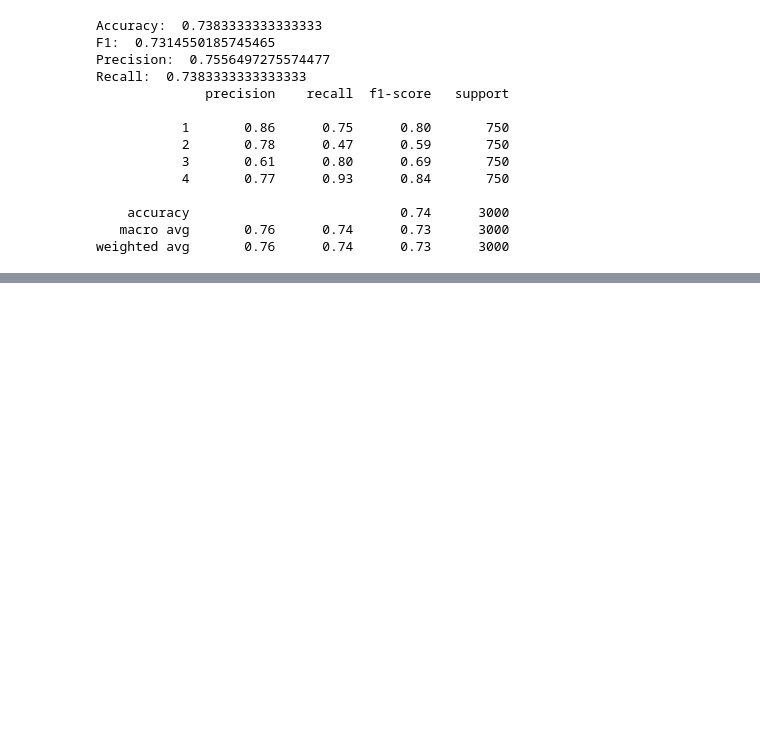
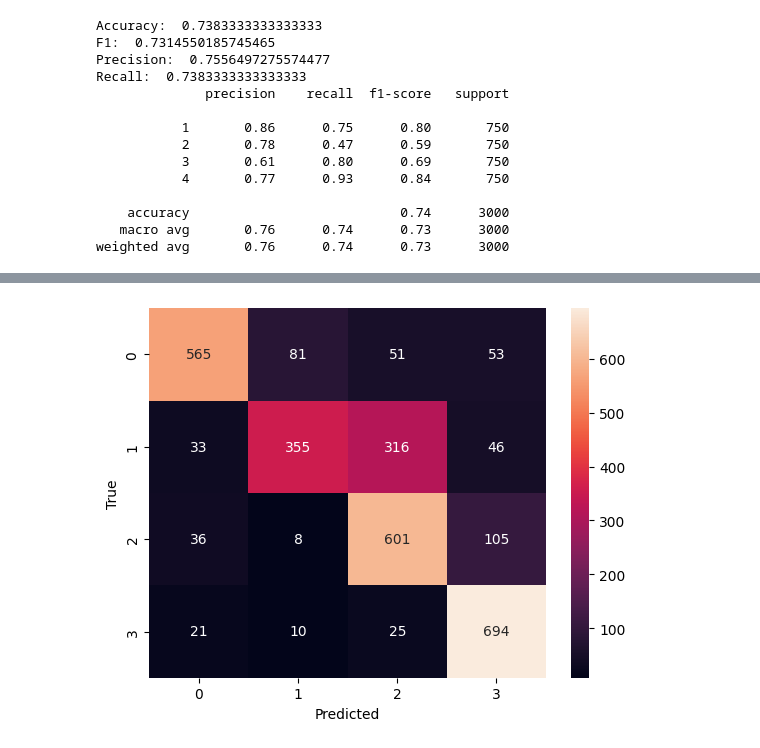
Before and after one commit to Lava-Iris/CS4248_project, a Jupyter notebook: models/logistic_regression.ipynb, the cells around one changed output, grey strips where cells are left out. Cells and saved outputs as stored; diff of their text form; code cells hidden in the pictures; blank space fills up the shorter version.

```diff
--- a/models/logistic_regression.ipynb
+++ b/models/logistic_regression.ipynb
@@ -180,0 +283,14 @@ weighted avg       0.76      0.74      0.73      3000
+# %%
+# we also want to figure out what the model is getting wrong, i.e., which class does it get most confused by
+# for this, we can use a confusion matrix
+from sklearn.metrics import confusion_matrix
+import seaborn as sns
+import matplotlib.pyplot as plt
+
+conf_matrix = confusion_matrix(test_label, test_pred)
+sns.heatmap(conf_matrix, annot=True, fmt='d')
+plt.xlabel('Predicted')
+plt.ylabel('True')
+plt.show()
+# %% [output]
+[figure, added]
```
Also changed, not shown: parts of 20 cells of this notebook.
